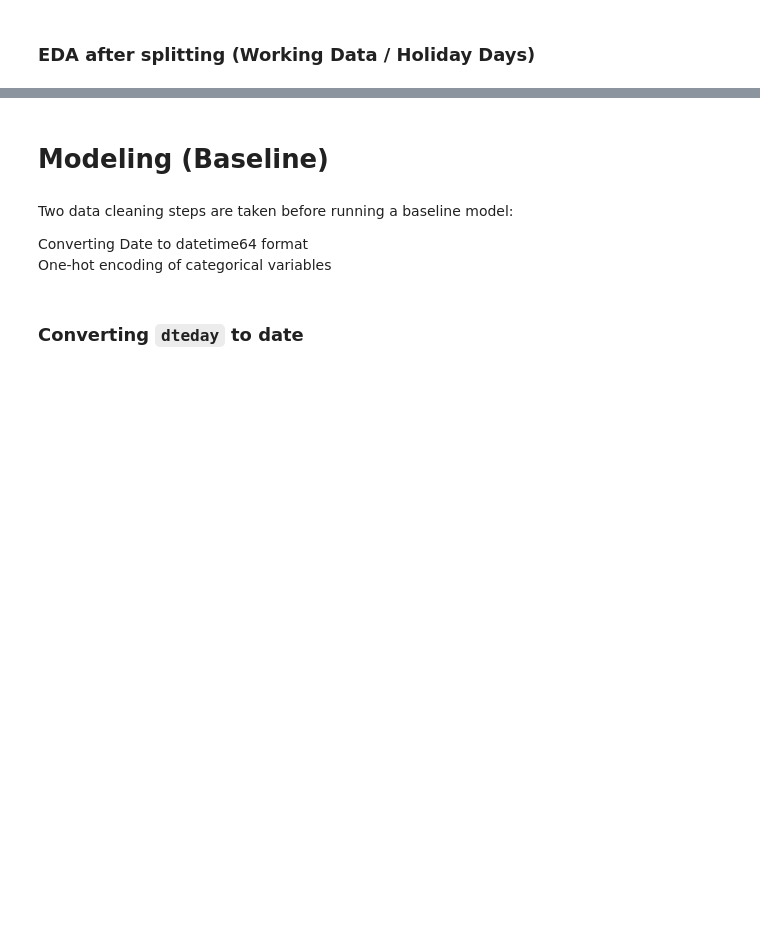
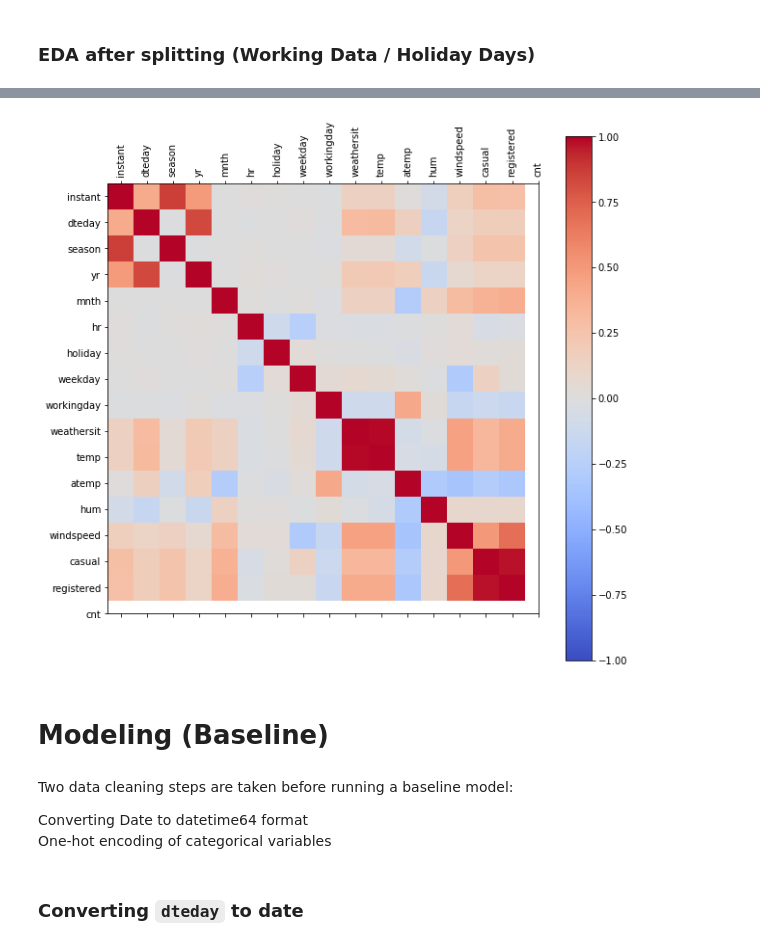
Before and after one commit to rahico91/Bike_Prediction_Python_group_project, a Jupyter notebook: Bike-Sharing-Dataset 2/1. EDA + Baseline.ipynb, the cells around one changed output, grey strips where cells are left out. Cells and saved outputs as stored; diff of their text form; code cells hidden in the pictures; blank space fills up the shorter version.

```diff
--- a/Bike-Sharing-Dataset 2/1. EDA + Baseline.ipynb
+++ b/Bike-Sharing-Dataset 2/1. EDA + Baseline.ipynb
@@ -251,21 +262,23 @@ fig.savefig('test2')
 # %%
-hey = hourly_raw_data.corr()['cnt'][:]
+hey = hourly_raw_data.compute().corr()['cnt'][:]
 hey.sort_values()
 
 #Hourly
 plt.rcParams["figure.figsize"] = (10,10)
-corr = hourly_raw_data.corr()
+corr = hourly_raw_data.compute().corr()
 fig = plt.figure()
 ax = fig.add_subplot(111)
 cax = ax.matshow(corr,cmap='coolwarm', vmin=-1, vmax=1)
 fig.colorbar(cax)
 ticks = np.arange(0,len(hourly_raw_data.columns),1)
 ax.set_xticks(ticks)
 plt.xticks(rotation=90)
 ax.set_yticks(ticks)
 ax.set_xticklabels(hourly_raw_data.columns)
 ax.set_yticklabels(hourly_raw_data.columns)
 plt.show()
+# %% [output]
+[figure, added]
 # %% [markdown]
 # Modeling (Baseline)
 # %% [markdown]
```
Also changed, not shown: parts of 33 cells of this notebook, 10 other files.
